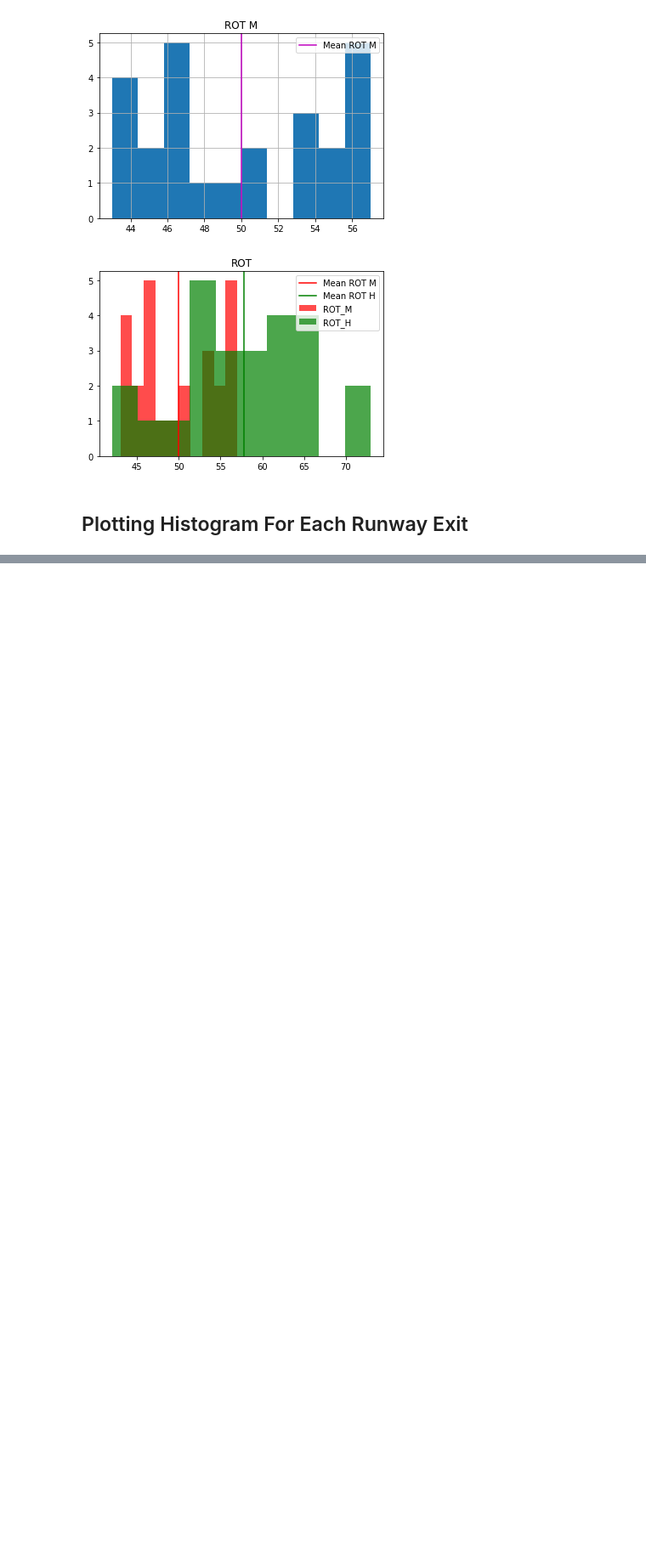
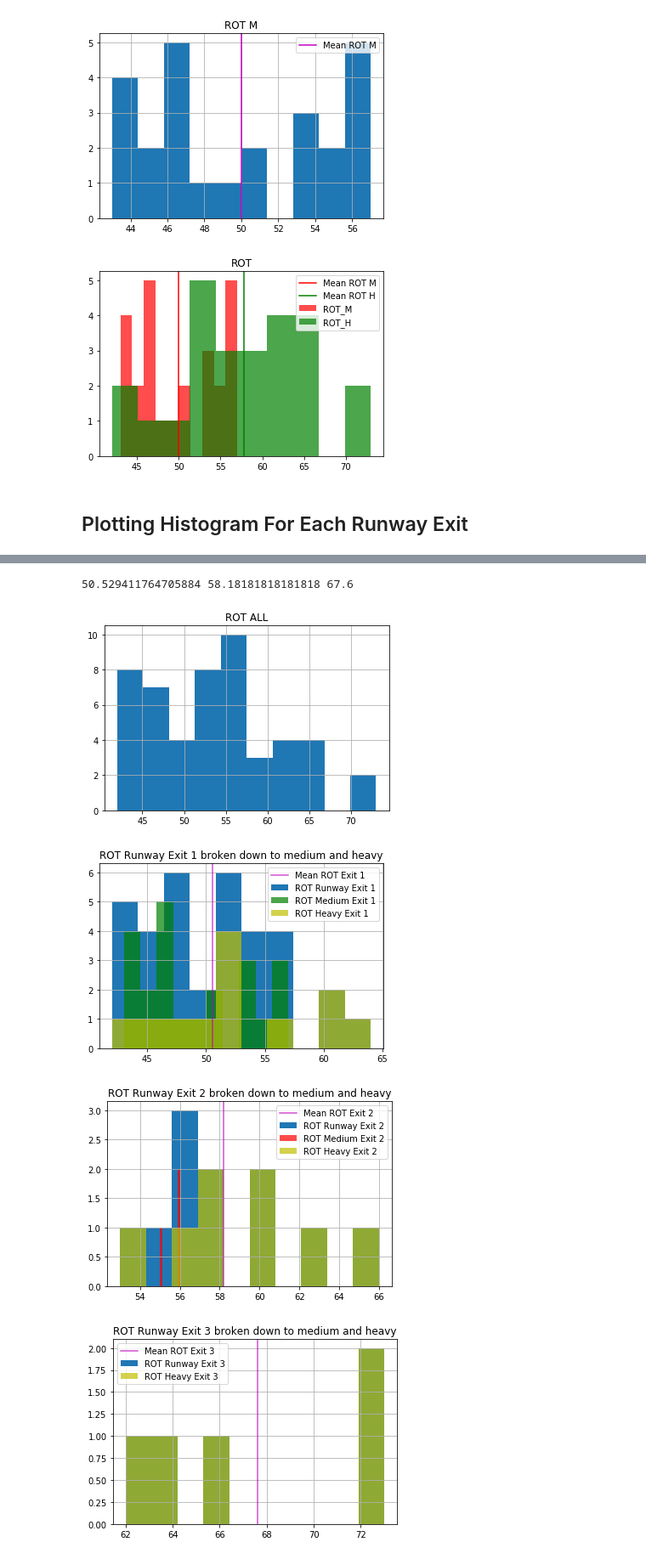
Before and after one commit to BarnabasLim/Air-Traffic-Management, a Jupyter notebook: Week 6/ROT.ipynb, the cells around one changed output, grey strips where cells are left out. Shown at 85% size. Saved outputs shown, nothing was run; the diff lists cells and outputs as text; code cells hidden in the pictures; blank space fills up the shorter version.

```diff
--- a/Week 6/ROT.ipynb
+++ b/Week 6/ROT.ipynb
@@ -155,0 +156,50 @@ plt.legend()
+# %%
+rot_data['ROT'].hist(bins=10)
+plt.title('ROT ALL')
+# plt.title('ROT M')
+# plt.title('ROT H')
+
+#Histogram Exit 1
+rot_runway1_data[['ROT']].hist(bins=10,label='ROT Runway Exit 1')
+plt.hist(rot_runway1_data.loc[rot_runway1_data['Type']=='M',]['ROT'].values,bins=10,alpha=0.7,color='g',label='ROT Medium Exit 1')
+plt.hist(rot_runway1_data.loc[rot_runway1_data['Type']=='H',]['ROT'].values,bins=10,alpha=0.7,color='y',label='ROT Heavy Exit 1')
+
+plt.title('ROT Runway Exit 1 broken down to medium and heavy')
+plt.axvline(x=rot_runway1_data['ROT'].values.mean(),alpha=0.7,c='m',label='Mean ROT Exit 1')
+plt.legend()
+
+#Histogram Exit 2
+rot_runway2_data[['ROT']].hist(bins=10,label='ROT Runway Exit 2')
+plt.hist(rot_runway2_data.loc[rot_runway2_data['Type']=='M',]['ROT'].values,bins=10,alpha=0.7,color='r',label='ROT Medium Exit 2')
+plt.hist(rot_runway2_data.loc[rot_runway2_data['Type']=='H',]['ROT'].values,bins=10,alpha=0.7,color='y',label='ROT Heavy Exit 2')
+
+plt.title('ROT Runway Exit 2 broken down to medium and heavy')
+plt.axvline(x=rot_runway2_data['ROT'].values.mean(),alpha=0.7,c='m',label='Mean ROT Exit 2')
+plt.legend()
+
+#Histogram Exit 3
+rot_runway3_data[['ROT']].hist(bins=10,label='ROT Runway Exit 3')
+#plt.hist(rot_runway3_data.loc[rot_runway3_data['Type']=='M',]['ROT'].values,bins=10,alpha=0.7,color='g',label='ROT Medium Exit 3')
+plt.hist(rot_runway3_data.loc[rot_runway3_data['Type']=='H',]['ROT'].values,bins=10,alpha=0.7,color='y',label='ROT Heavy Exit 3')
+
+plt.title('ROT Runway Exit 3 broken down to medium and heavy')
+plt.axvline(x=rot_runway3_data['ROT'].values.mean(),alpha=0.7,c='m',label='Mean ROT Exit 3')
+plt.legend()
+
+#Histogram Exit 1,2,3
+rot_runway1_data[['ROT']].hist(bins=10,alpha=0.7,color='r',label='ROT Runway Exit 1')
+plt.hist(rot_runway2_data['ROT'].values,bins=10,alpha=0.7,color='g',label='ROT Runway Exit 2')
+plt.hist(rot_runway3_data['ROT'].values,bins=10,alpha=0.7,color='m',label='ROT Runway Exit 3')
+plt.grid()
+plt.axvline(x=rot_runway1_data['ROT'].values.mean(),c='r',label='Mean ROT Exit 1')
+plt.axvline(x=rot_runway2_data['ROT'].values.mean(),c='g',label='Mean ROT Exit 2')
+plt.axvline(x=rot_runway3_data['ROT'].values.mean(),c='m',label='Mean ROT Exit 3')
+plt.legend()
+
+print(rot_runway1_data['ROT'].values.mean(),rot_runway2_data['ROT'].values.mean(),rot_runway3_data['ROT'].values.mean())
+# %% [output]
+50.529411764705884 58.18181818181818 67.6
+[figure, added]
+[figure, added]
+[figure, added]
+[figure, added]
```
Also changed, not shown: parts of 2 cells of this notebook, 1 other file.
